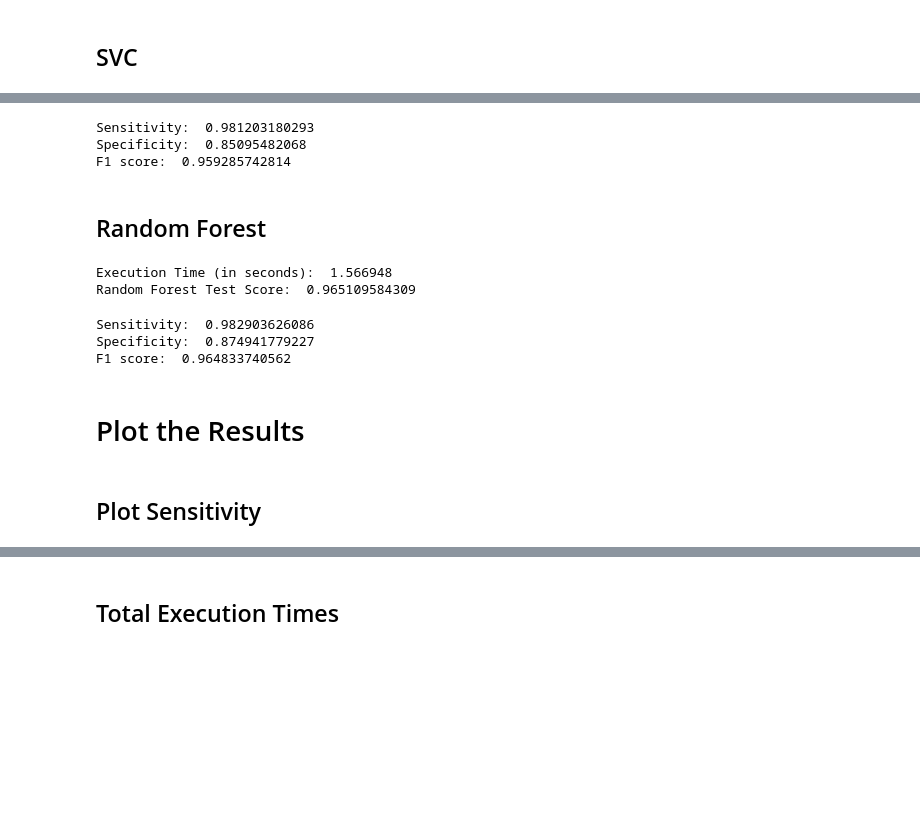
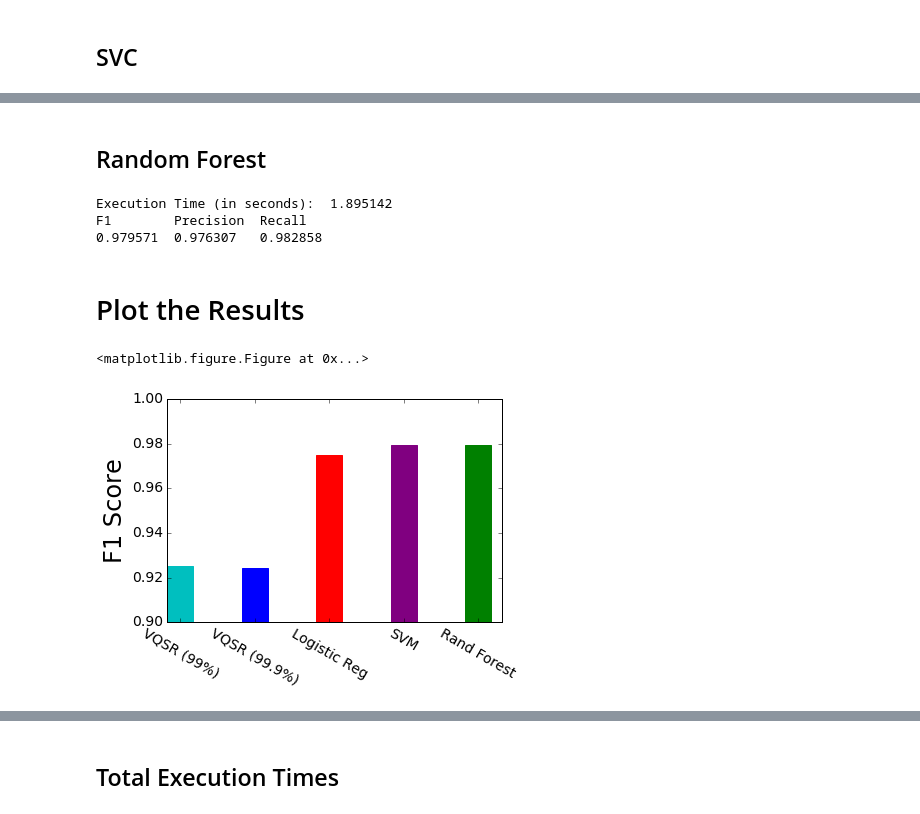
Before and after one commit to nmchaves/variant-call-filter, a Jupyter notebook: experiments/single_chr/test_multiple_filters.ipynb, the cells around one changed output, grey strips where cells are left out. Cells and saved outputs as stored; diff of their text form; code cells hidden in the pictures; blank space fills up the shorter version.

```diff
--- a/experiments/single_chr/test_multiple_filters.ipynb
+++ b/experiments/single_chr/test_multiple_filters.ipynb
@@ -369,19 +386,12 @@ SVC Test Score:  0.959735922926
-# %%
-svc_sens, svc_spec = sensitivity_specificity(df_test_Y, svc_pred_test)
-print 'Sensitivity: ', svc_sens
-print 'Specificity: ', svc_spec
-svc_f1 = f1_score(df_test_Y, svc_pred_test, average='weighted')
-print 'F1 score: ', svc_f1
-# %% [output]
-Sensitivity:  0.981203180293
-Specificity:  0.85095482068
-F1 score:  0.959285742814
 # %% [markdown]
 ## Random Forest
 # %%
 rf_start = time.clock()
 
-rf_model_full = RandomForestClassifier(n_estimators=rf_best_est.n_estimators, criterion=rf_best_est.criterion)
+rf_best_est = rf_classifier.best_estimator_
+rf_model_full = RandomForestClassifier(n_estimators=rf_best_est.n_estimators,
+                                       criterion=rf_best_est.criterion,
+                                       max_features=rf_best_est.max_features)
 rf_model_full.fit(df_train_full_X, df_train_full_Y)
 rf_pred_test = rf_model_full.predict(df_test_X)
 
@@ -389,21 +399,11 @@ rf_stop = time.clock()
 rf_time_test = rf_stop - rf_start
 print 'Execution Time (in seconds): ', rf_time_test
 
-rf_score_test = rf_model_full.score(df_test_X, df_test_Y)
-print 'Random Forest Test Score: ', rf_score_test
+rf_f1, rf_prec, rf_recall = f1_prec_recall(df_test_Y, rf_pred_test)
 # %% [output]
-Execution Time (in seconds):  1.566948
-Random Forest Test Score:  0.965109584309
+Execution Time (in seconds):  1.895142
+F1        Precision  Recall
+0.979571  0.976307   0.982858
-# %%
-rf_sens, rf_spec = sensitivity_specificity(df_test_Y, rf_pred_test)
-print 'Sensitivity: ', rf_sens
-print 'Specificity: ', rf_spec
-rf_f1 = f1_score(df_test_Y, rf_pred_test, average='weighted')
-print 'F1 score: ', rf_f1
-# %% [output]
-Sensitivity:  0.982903626086
-Specificity:  0.874941779227
-F1 score:  0.964833740562
 # %% [markdown]
 # Plot the Results
 # %%
@@ -417,8 +417,27 @@ font = {'family' : 'normal',
         'size'   : 14}
 
 plt.rc('font', **font)
-# %% [markdown]
-## Plot Sensitivity
+# %%
+plt.figure()
+
+f1s = [vqsr_f1[vqsr_tranche_idx_99], vqsr_f1[vqsr_tranche_idx_99_9], lr_f1, svc_f1, rf_f1]
+ind = np.arange(len(methods))  # the x locations for the groups
+width = 0.35       # the width of the bars
+
+fig, ax = plt.subplots()
+rects = ax.bar(ind, f1s, width)
+for i,c in enumerate(colors):
+    rects[i].set_color(c)
+
+ax.set_xticks(ind + width/2)
+ax.set_xticklabels((methods), rotation=-30)
+
+plt.ylim([0.9, 1.0])
+plt.ylabel('F1 Score', fontsize=24)
+plt.show()
+# %% [output]
+<matplotlib.figure.Figure at 0x...>
+[figure, added]
 # %%
 plt.figure()
 
```
Also changed, not shown: parts of 39 cells of this notebook, 3 other files.
